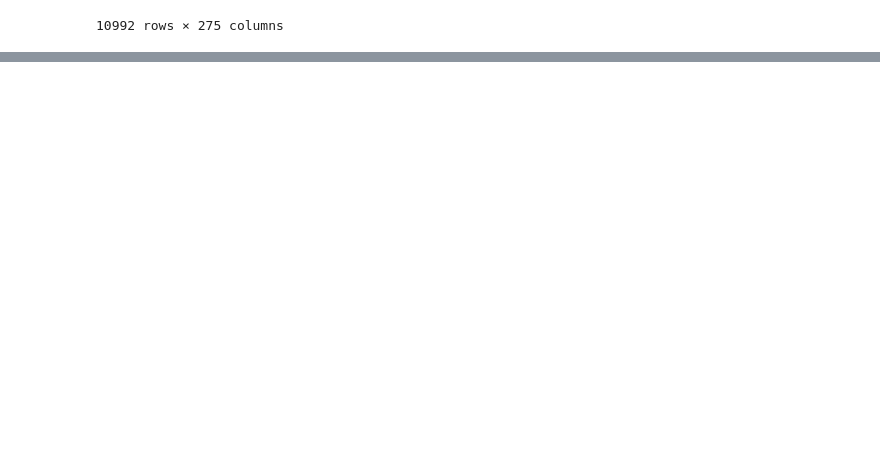
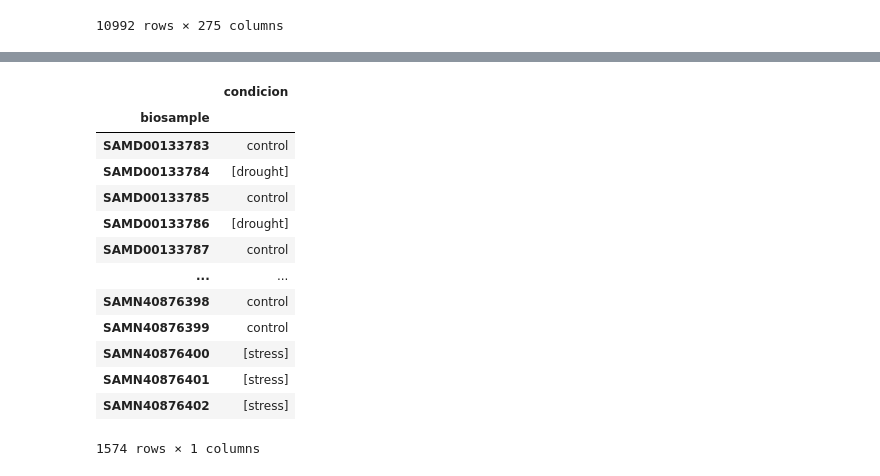
Before and after one commit to freire-guido/soy-biomarkers, a Jupyter notebook: estres/sample.ipynb, the cells around one changed output, grey strips where cells are left out. Saved outputs shown, nothing was run; the diff lists cells and outputs as text; code cells hidden in the pictures; blank space fills up the shorter version.

```diff
--- a/estres/sample.ipynb
+++ b/estres/sample.ipynb
@@ -25,0 +105,27 @@ def matching_cols(row, pat):
+# %%
+def cols_true(row):
+# Devuelve lista de columnas verdaderas para row
+    return row[row].index.to_list()
+# %%
+condicion = pd.DataFrame(index = estreses.index)
+
+condicion.loc[indicadores['control'] | indicadores['ctrl'], 'condicion'] = 'control'
+control = condicion['condicion'] == 'control'
+
+condicion.loc[~control, 'condicion'] = indicadores[~control].apply(cols_true, axis = 1)
+condicion
+# %% [output]
+|  | condicion |
+| biosample |  |
+| SAMD00133783 | control |
+| SAMD00133784 | [drought] |
+| SAMD00133785 | control |
+| SAMD00133786 | [drought] |
+| SAMD00133787 | control |
+| ... | ... |
+| SAMN40876398 | control |
+| SAMN40876399 | control |
+| SAMN40876400 | [stress] |
+| SAMN40876401 | [stress] |
+| SAMN40876402 | [stress] |
+1574 rows × 1 columns
```
Also changed, not shown: parts of 13 cells of this notebook, 2 other files.
